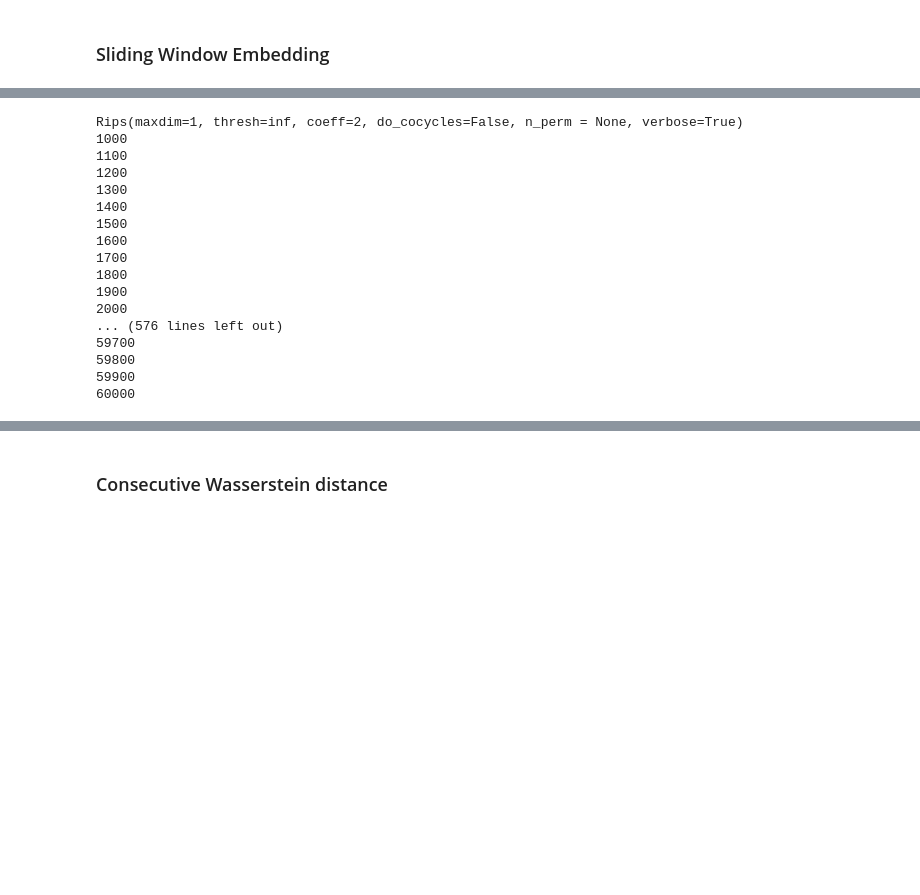
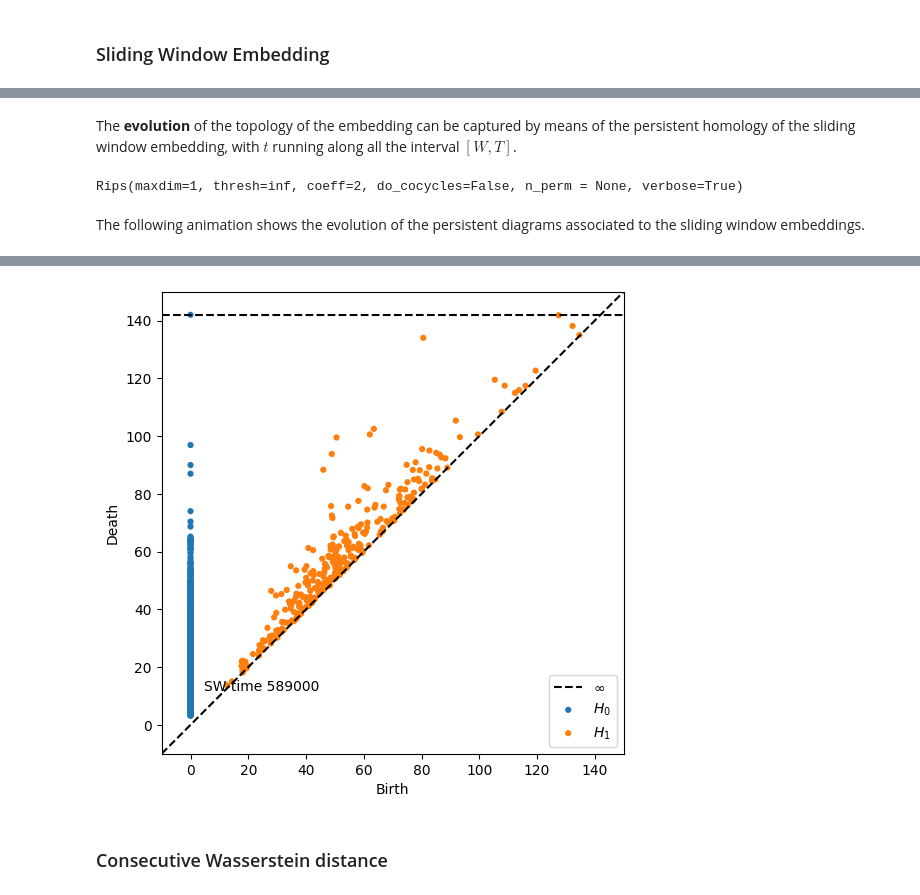
Before and after one commit to ximenafernandez/epilepsy, a Jupyter notebook: Patient_CC.ipynb, the cells around one changed output, grey strips where cells are left out. Saved outputs shown, nothing was run; the diff lists cells and outputs as text; code cells hidden in the pictures; blank space fills up the shorter version.

```diff
--- a/Patient_CC.ipynb
+++ b/Patient_CC.ipynb
@@ -126,32 +86,50 @@ Rips(maxdim=1, thresh=inf, coeff=2, do_cocycles=False, n_perm = None, verbose=Tr
+# %% [markdown]
+The **evolution** of the topology of the embedding can be captured by means of the persistent homology of the sliding window embedding, with $t$ running along all the interval $[W, T]$.
 # %%
+from ripser        import Rips
+
 rips = Rips()
+dgms = {}
 window_persistence_diagrams = {}
 window_persistence_diagrams[0] = {}
 window_persistence_diagrams[1] = {}
 step = 100
 window_size = 1000
 
-for t in np.arange(window_size, 60100, step):
-    print(t)
+for i, t in enumerate(np.arange(window_size, 60100, step)):
     window = data.T[t-window_size: t, :]
     diagram = rips.fit_transform(window)
+    dgms[i] = diagram
     window_persistence_diagrams[0][t] = diagram[0]
     window_persistence_diagrams[1][t] = diagram[1]
 # %% [output]
 Rips(maxdim=1, thresh=inf, coeff=2, do_cocycles=False, n_perm = None, verbose=True)
-1000
-1100
-1200
-1300
-1400
-1500
-1600
-1700
-1800
-1900
-2000
-... (576 lines left out)
-59700
-59800
-59900
-60000
+# %% [markdown]
+The following animation shows the evolution of the persistent diagrams associated to the sliding window embeddings.
+# %%
+from   matplotlib import animation, rc
+import persim
+from IPython.display import HTML
+
+fig = plt.figure( figsize=(6,6) )
+ax = fig.add_subplot(1, 1, 1)
+
+def animate_dgm(i):
+    ax.clear()
+    persim.plot_diagrams(dgms[i], xy_range=[-10, 150,-10,150])
+    time = i*1000
+    ax.text(4.8, 11.8, 'SW time %i'%time)
+
+anim = animation.FuncAnimation(fig, animate_dgm,
+                               frames=590,
+                               interval=400,
+                               blit=False,
+                               repeat=False)
+
+Writer = animation.writers['ffmpeg']
+writer = Writer(fps=5, metadata=dict(artist='Me'), bitrate=1800)
+
+anim.save('figures/animation_PD.mp4', writer = writer, dpi=150)
+
+HTML(anim.to_html5_video())
+# %% [output]
@@ -158,2 +137,3 @@ Rips(maxdim=1, thresh=inf, coeff=2, do_cocycles=False, n_perm = None, verbose=Tr
+[figure, added]
 # %% [markdown]
 ### Consecutive Wasserstein distance
```
Also changed, not shown: parts of 31 cells of this notebook, 13 other files.
